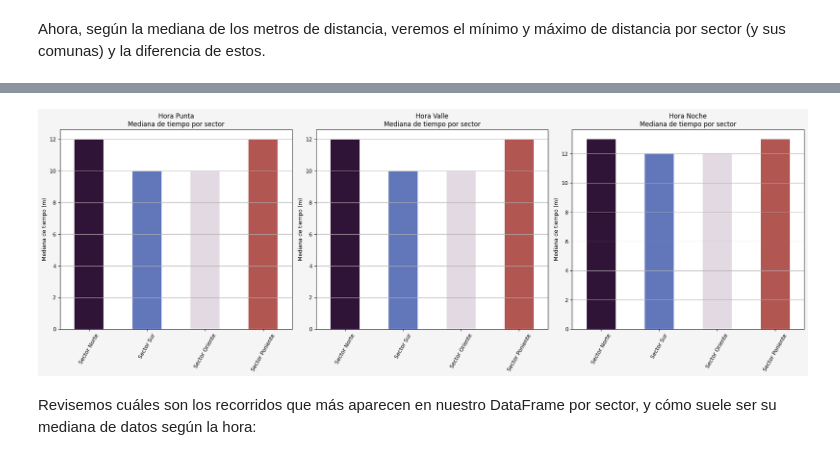
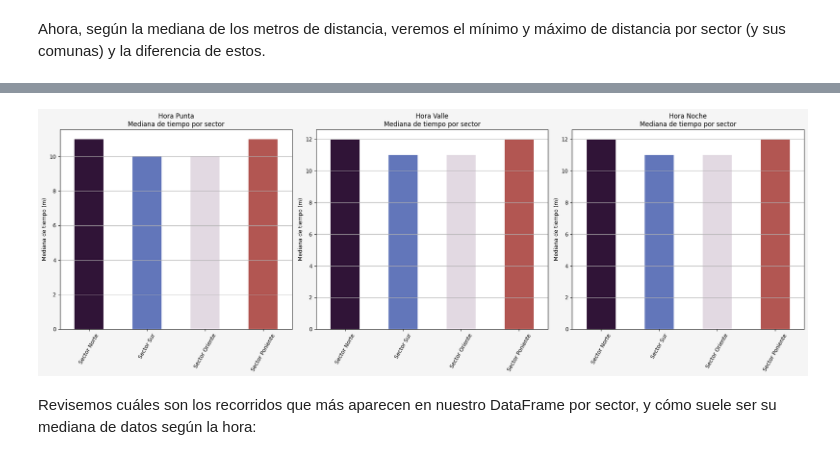
Before and after one commit to vpardoss/squadecaedro, a Jupyter notebook: notebooks/analisis_data.ipynb, the cells around one changed output, grey strips where cells are left out. Cells and saved outputs as stored; diff of their text form; code cells hidden in the pictures.

```diff
--- a/notebooks/analisis_data.ipynb
+++ b/notebooks/analisis_data.ipynb
@@ -146,14 +145,15 @@ INDEPENDENCIA     4420
 Name: count, dtype: int64
 # %%
 # Revisaremos la mediana de los metros de distancia por sector
-mediana_meters_norte = recorrido_norte.groupby(by='Hour_minute').agg({'meters_distance': 'median'})
-mediana_meters_sur = recorrido_sur.groupby(by='Hour_minute').agg({'meters_distance': 'median'})
-mediana_meters_oriente = recorrido_oriente.groupby(by='Hour_minute').agg({'meters_distance': 'median'})
-mediana_meters_poniente = recorrido_poniente.groupby(by='Hour_minute').agg({'meters_distance': 'median'})
-mediana_oriente_poniente = pd.merge(mediana_meters_oriente, mediana_meters_poniente, on='Hour_minute', how='outer')
+mediana_meters_norte = recorrido_norte.groupby(by='hour').agg({'meters_distance': 'median'})
+mediana_meters_sur = recorrido_sur.groupby(by='hour').agg({'meters_distance': 'median'})
+mediana_meters_oriente = recorrido_oriente.groupby(by='hour').agg({'meters_distance': 'median'})
+mediana_meters_poniente = recorrido_poniente.groupby(by='hour').agg({'meters_distance': 'median'})
+mediana_oriente_poniente = pd.merge(mediana_meters_oriente, mediana_meters_poniente, on='hour', how='outer')
 mediana_oriente_poniente = mediana_oriente_poniente.set_axis(['Sector Oriente', 'Sector Poniente'], axis= 1)
-mediana_norte_sur = pd.merge(mediana_meters_norte, mediana_meters_sur, on='Hour_minute', how='outer')
+mediana_norte_sur = pd.merge(mediana_meters_norte, mediana_meters_sur, on='hour', how='outer')
 mediana_norte_sur = mediana_norte_sur.set_axis(['Sector Norte', 'Sector Sur'], axis= 1)
-mediana_meters_sector = pd.merge(mediana_norte_sur, mediana_oriente_poniente, on='Hour_minute', how='outer')
-mediana_meters_sector.drop(mediana_meters_sector.index[2], inplace=True)
-mediana_meters_sector.drop(mediana_meters_sector.index[7], inplace=True)
+mediana_meters_sector = pd.merge(mediana_norte_sur, mediana_oriente_poniente, on='hour', how='outer')
+mediana_meters_sector = mediana_meters_sector.sort_index()
+# mediana_meters_sector.drop(mediana_meters_sector.index[2], inplace=True)
+# mediana_meters_sector.drop(mediana_meters_sector.index[7], inplace=True)
@@ -264,47 +278,48 @@ distancia_poniente.sort_index()
 # %%
-mediana_tiempo_norte = recorrido_norte.groupby(by='Hour_minute').agg({'max_arrival_time': 'median'})
-mediana_tiempo_sur = recorrido_sur.groupby(by='Hour_minute').agg({'max_arrival_time': 'median'})
-mediana_tiempo_oriente = recorrido_oriente.groupby(by='Hour_minute').agg({'max_arrival_time': 'median'})
-mediana_tiempo_poniente = recorrido_poniente.groupby(by='Hour_minute').agg({'max_arrival_time': 'median'})
-mediana_oriente_poniente = pd.merge(mediana_tiempo_oriente, mediana_tiempo_poniente, on='Hour_minute', how='outer')
+mediana_tiempo_norte = recorrido_norte.groupby(by='hour').agg({'max_arrival_time': 'median'})
+mediana_tiempo_sur = recorrido_sur.groupby(by='hour').agg({'max_arrival_time': 'median'})
+mediana_tiempo_oriente = recorrido_oriente.groupby(by='hour').agg({'max_arrival_time': 'median'})
+mediana_tiempo_poniente = recorrido_poniente.groupby(by='hour').agg({'max_arrival_time': 'median'})
+mediana_oriente_poniente = pd.merge(mediana_tiempo_oriente, mediana_tiempo_poniente, on='hour', how='outer')
 mediana_oriente_poniente = mediana_oriente_poniente.set_axis(['Sector Oriente', 'Sector Poniente'], axis= 1)
-mediana_norte_sur = pd.merge(mediana_tiempo_norte, mediana_tiempo_sur, on='Hour_minute', how='outer')
+mediana_norte_sur = pd.merge(mediana_tiempo_norte, mediana_tiempo_sur, on='hour', how='outer')
 mediana_norte_sur = mediana_norte_sur.set_axis(['Sector Norte', 'Sector Sur'], axis= 1)
-mediana_por_sector = pd.merge(mediana_norte_sur, mediana_oriente_poniente, on='Hour_minute', how='outer')
-mediana_por_sector.drop(mediana_por_sector.index[2], inplace=True)
-mediana_por_sector.drop(mediana_por_sector.index[7], inplace=True)
+mediana_por_sector = pd.merge(mediana_norte_sur, mediana_oriente_poniente, on='hour', how='outer')
+mediana_por_sector = mediana_por_sector.sort_index()
+# mediana_por_sector.drop(mediana_por_sector.index[2], inplace=True)
+# mediana_por_sector.drop(mediana_por_sector.index[7], inplace=True)
 # %%
 resultados_por_sector = {
-    'Hora Punta': mediana_por_sector.loc['08:00'],
-    'Hora Valle': mediana_por_sector.loc['14:00'],
-    'Hora Noche': mediana_por_sector.loc['18:00']
+    'Hora Punta': mediana_por_sector.loc[8],
+    'Hora Valle': mediana_por_sector.loc[14],
+    'Hora Noche': mediana_por_sector.loc[18]
 }
 
 # Creamos figura
 fig, axes = plt.subplots(1, 3, figsize=(20, 7), facecolor='#f5f5f5')
 
 # Colormap continuo para variar colores entre sectores
 cmap = plt.colormaps['twilight_shifted']
 
 for i, (hora, mediana_hora) in enumerate(resultados_por_sector.items()):
     sector = mediana_hora.index
     minutos = mediana_hora.values
     # Graficamos barras por sector
     mediana_hora.plot(
         kind='bar',
         ax=axes[i],
         color = [cmap(v / len(minutos)) for v in range(len(minutos))]
     )
 
     axes[i].set_title(f'{hora}\nMediana de tiempo por sector')
     axes[i].set_ylabel('Mediana de tiempo (m)')
     axes[i].tick_params(axis='x', rotation=60)
     axes[i].grid(axis='y', alpha=1)
 
 plt.tight_layout()
 plt.show()
 # %% [output]
-[figure, old version]
+[figure, new version]
 # %% [markdown]
 Revisemos cuáles son los recorridos que más aparecen en nuestro DataFrame por sector, y cómo suele ser su mediana de datos según la hora:
 # %%
```
Also changed, not shown: parts of 27 cells of this notebook.
